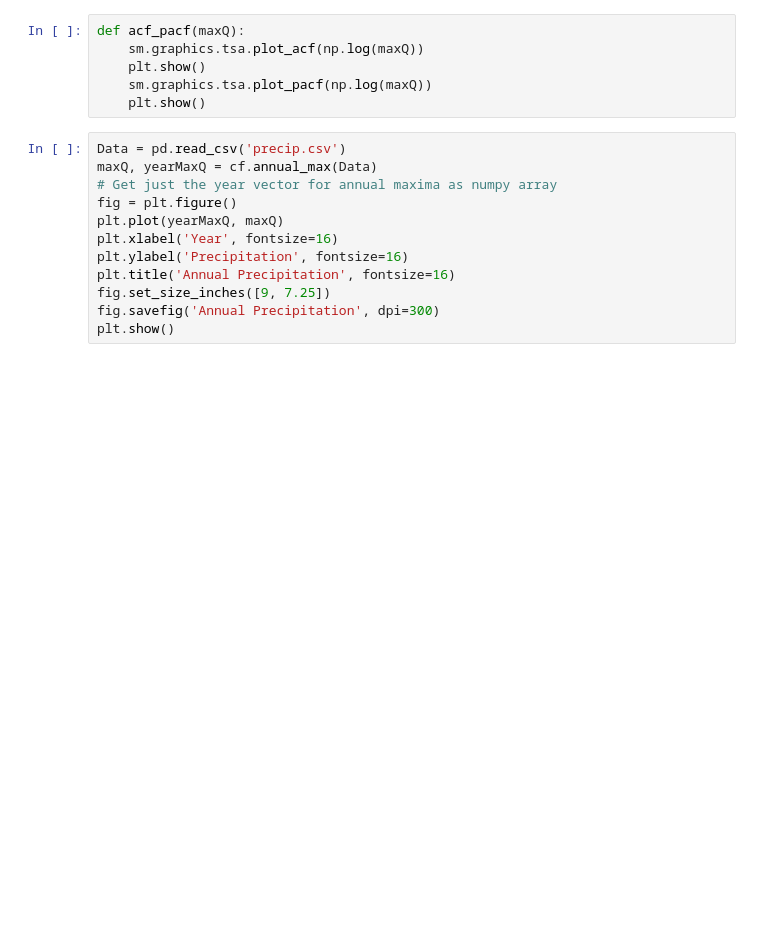
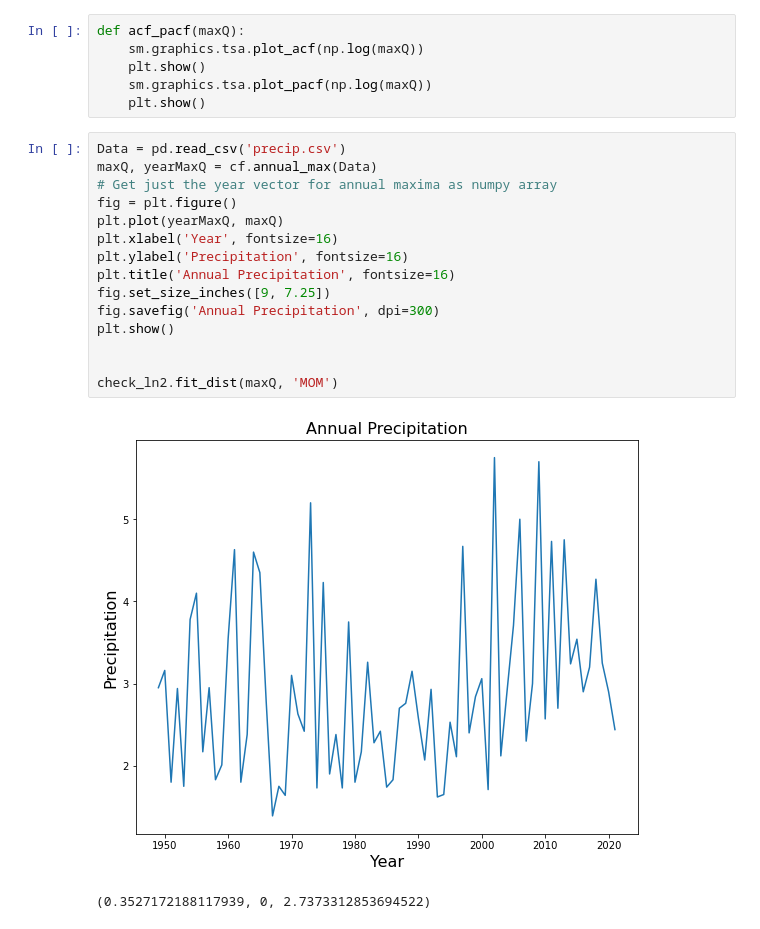
Before and after one commit to aviral-ag/Frequency-Analysis-of-Non-Stationary-Hydrological-Extremes-in-Northern-Ohio-, a Jupyter notebook: Precipitation_Analysis.ipynb, the cells around one changed output. Cells and saved outputs as stored; diff of their text form; blank space fills up the shorter version.

```diff
--- a/Precipitation_Analysis.ipynb
+++ b/Precipitation_Analysis.ipynb
@@ -94,12 +75,18 @@ def acf_pacf(maxQ):
 # %%
 Data = pd.read_csv('precip.csv')
 maxQ, yearMaxQ = cf.annual_max(Data)
 # Get just the year vector for annual maxima as numpy array
 fig = plt.figure()
 plt.plot(yearMaxQ, maxQ)
 plt.xlabel('Year', fontsize=16)
 plt.ylabel('Precipitation', fontsize=16)
 plt.title('Annual Precipitation', fontsize=16)
 fig.set_size_inches([9, 7.25])
 fig.savefig('Annual Precipitation', dpi=300)
 plt.show()
+
+
+check_ln2.fit_dist(maxQ, 'MOM')
+# %% [output]
+[figure, added]
+(0.3527172188117939, 0, 2.7373312853694522)
```
Also changed, not shown: parts of 4 cells of this notebook, 1 other file.
